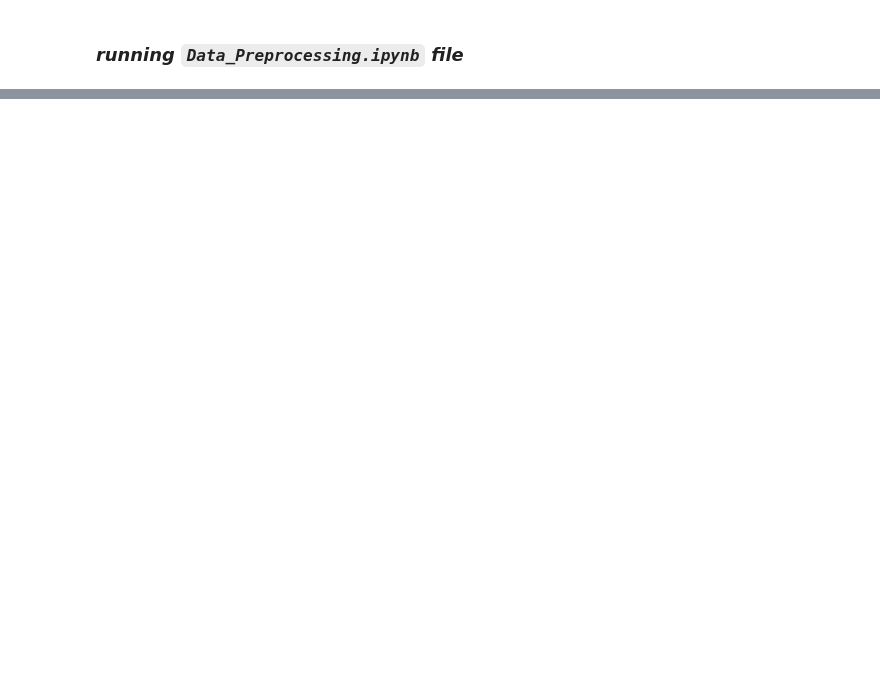
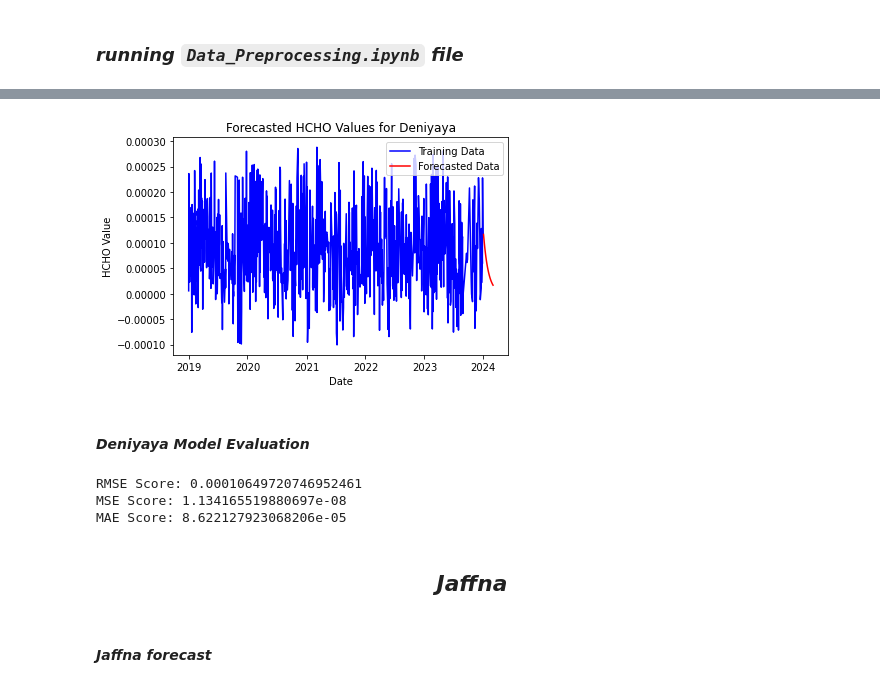
Before and after one commit to Praveen-Rajes/Analyzing-HCHO-Gas-Levels-in-Sri-Lanka-ARIMA, a Jupyter notebook: SARIMAX .ipynb, the cells around one changed output, grey strips where cells are left out. Drawn from its saved outputs; the diff is of its cells as text; code cells hidden in the pictures; blank space fills up the shorter version.

```diff
--- a/SARIMAX .ipynb
+++ b/SARIMAX .ipynb
@@ -74,0 +373,16 @@ ModuleNotFoundError: No module named 'Data_Preprocessing'
+# %%
+Deniyaya_forecast = forecast(Deniyaya, 'Deniyaya',(2,0,2),(0,0,0,12))
+# %% [output]
+[figure, added]
+# %% [markdown]
+#### ***Deniyaya Model Evaluation***
+# %%
+Evaluate(Deniyaya, 'Deniyaya',(2,0,2),(0,0,0,12))
+# %% [output]
+RMSE Score: 0.00010649720746952461
+MSE Score: 1.134165519880697e-08
+MAE Score: 8.622127923068206e-05
+# %% [markdown]
+## <center>***Jaffna***</center>
+# %% [markdown]
+#### ***Jaffna forecast***
```
Also changed, not shown: parts of 56 cells of this notebook, 18 other files.
